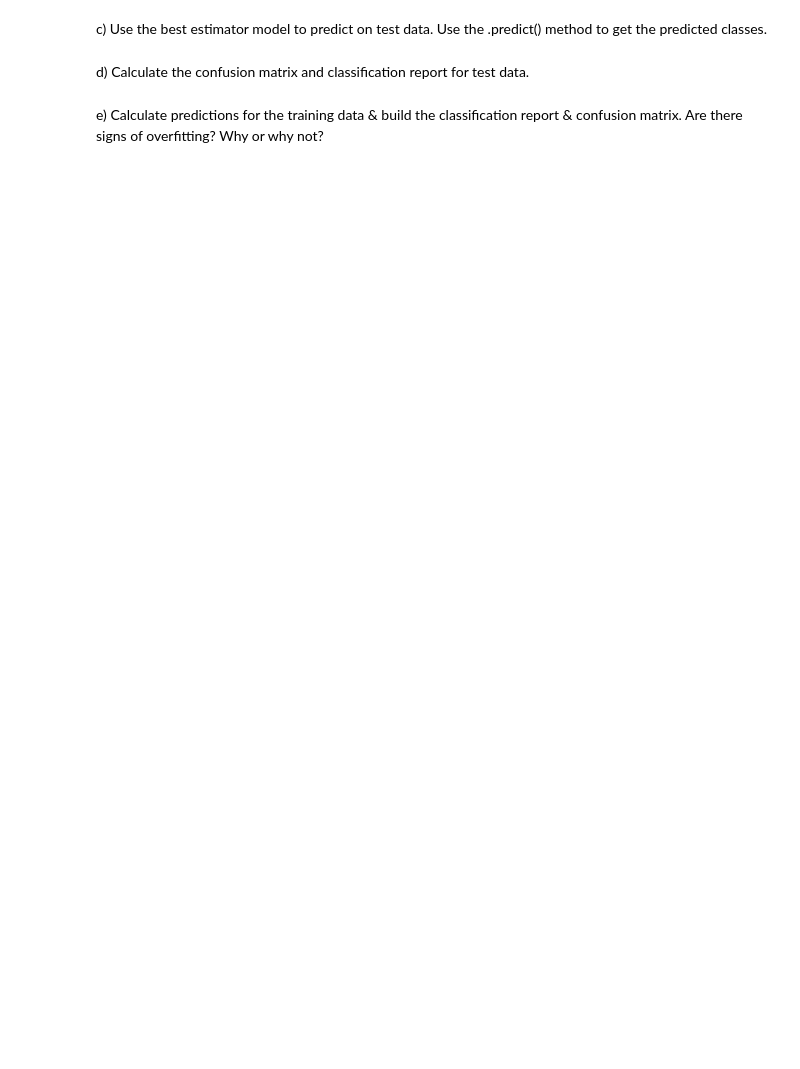
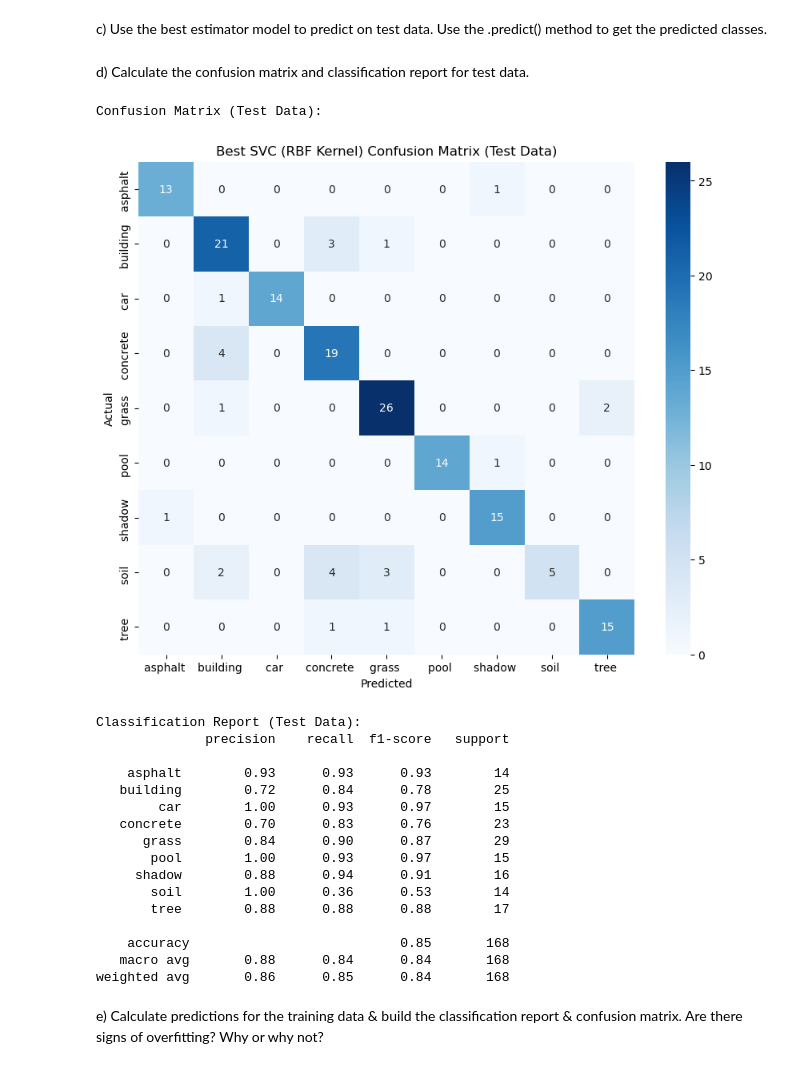
Before and after one commit to CassandraMaldonado/Deep-Dive-into-ML, a Jupyter notebook: Hw_4.ipynb, the cells around one changed output. Drawn from its saved outputs; the diff is of its cells as text; code cells hidden in the pictures; blank space fills up the shorter version.

```diff
--- a/Hw_4.ipynb
+++ b/Hw_4.ipynb
@@ -651,3 +651,7 @@ b) Identify the best performing model:
 
 .best_params_() : This method outputs to best performing parameters
 .best_estimator_() : This method outputs the best performing model, and can be used for predicting on the X_test
+# %%
+print(f"Best parameters: {grid_search_rbf.best_params_}")
+best_rbf_model = grid_search_rbf.best_estimator_
+print(f"Best model: {best_rbf_model}")
@@ -654,6 +661,41 @@ b) Identify the best performing model:
 # %% [markdown]
 c) Use the best estimator model to predict on test data. Use the .predict() method to get the predicted classes.
+# %%
+best_rbf_test_pred = best_rbf_model.predict(X_test_scaled)
 # %% [markdown]
 d) Calculate the confusion matrix and classification report for test data.
+# %%
+print("\nConfusion Matrix (Test Data):")
+best_rbf_cm_test = confusion_matrix(y_test, best_rbf_test_pred)
+plt.figure(figsize=(10, 8))
+sns.heatmap(best_rbf_cm_test, annot=True, fmt='d', cmap='Blues',
+            xticklabels=sorted(y_test.unique()), yticklabels=sorted(y_test.unique()))
+plt.xlabel('Predicted')
+plt.ylabel('Actual')
+plt.title('Best SVC (RBF Kernel) Confusion Matrix (Test Data)')
+plt.show()
+
+print("\nClassification Report (Test Data):")
+best_rbf_cr_test = classification_report(y_test, best_rbf_test_pred)
+print(best_rbf_cr_test)
+# %% [output]
+Confusion Matrix (Test Data):
+[figure, added]
+Classification Report (Test Data):
+              precision    recall  f1-score   support
+
+    asphalt        0.93      0.93      0.93        14
+   building        0.72      0.84      0.78        25
+        car        1.00      0.93      0.97        15
+   concrete        0.70      0.83      0.76        23
+      grass        0.84      0.90      0.87        29
+       pool        1.00      0.93      0.97        15
+     shadow        0.88      0.94      0.91        16
+       soil        1.00      0.36      0.53        14
+       tree        0.88      0.88      0.88        17
+
+    accuracy                           0.85       168
+   macro avg       0.88      0.84      0.84       168
+weighted avg       0.86      0.85      0.84       168
 # %% [markdown]
 e)  Calculate predictions for the training data & build the classification report & confusion matrix. Are there signs of overfitting? Why or why not?
```
Also changed, not shown: parts of 5 cells of this notebook.
